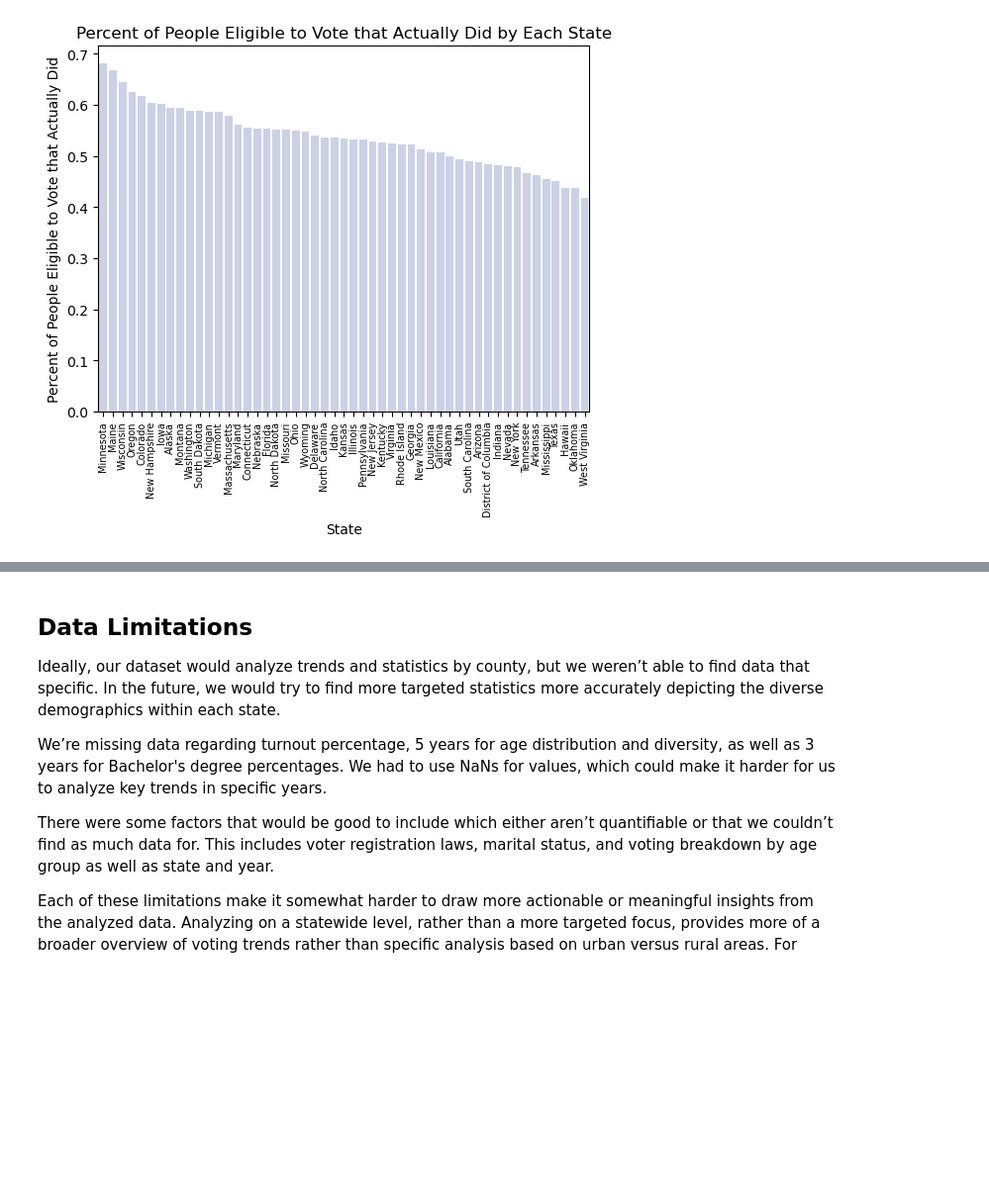
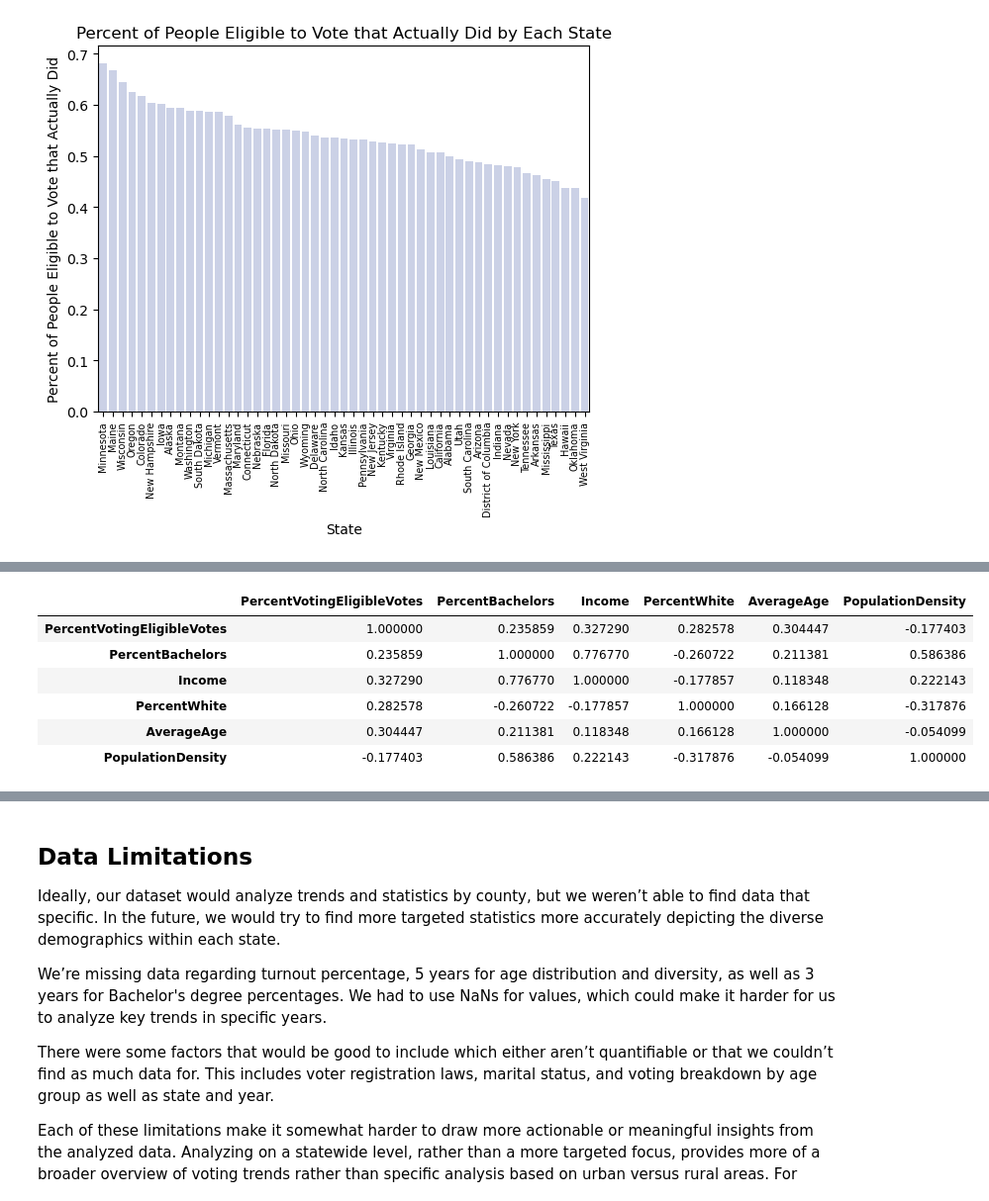
Before and after one commit to nikhilc52/info2950, a Jupyter notebook: ElectionDemographics.ipynb, the cells around one changed output, grey strips where cells are left out. Shown at 99% size. Cells and saved outputs as stored; diff of their text form; code cells hidden in the pictures; blank space fills up the shorter version.

```diff
--- a/ElectionDemographics.ipynb
+++ b/ElectionDemographics.ipynb
@@ -660 +692,11 @@ corr_df_presidential
+# %%
+corr_df_midterm
+# %% [output]
+|  | PercentVotingEligibleVotes | PercentBachelors | Income | PercentWhite | AverageAge | PopulationDensity |
+| PercentVotingEligibleVotes | 1.000000 | 0.235859 | 0.327290 | 0.282578 | 0.304447 | -0.177403 |
+| PercentBachelors | 0.235859 | 1.000000 | 0.776770 | -0.260722 | 0.211381 | 0.586386 |
+| Income | 0.327290 | 0.776770 | 1.000000 | -0.177857 | 0.118348 | 0.222143 |
+| PercentWhite | 0.282578 | -0.260722 | -0.177857 | 1.000000 | 0.166128 | -0.317876 |
+| AverageAge | 0.304447 | 0.211381 | 0.118348 | 0.166128 | 1.000000 | -0.054099 |
+| PopulationDensity | -0.177403 | 0.586386 | 0.222143 | -0.317876 | -0.054099 | 1.000000 |
 # %% [markdown]
```
Also changed, not shown: parts of 16 cells of this notebook.
